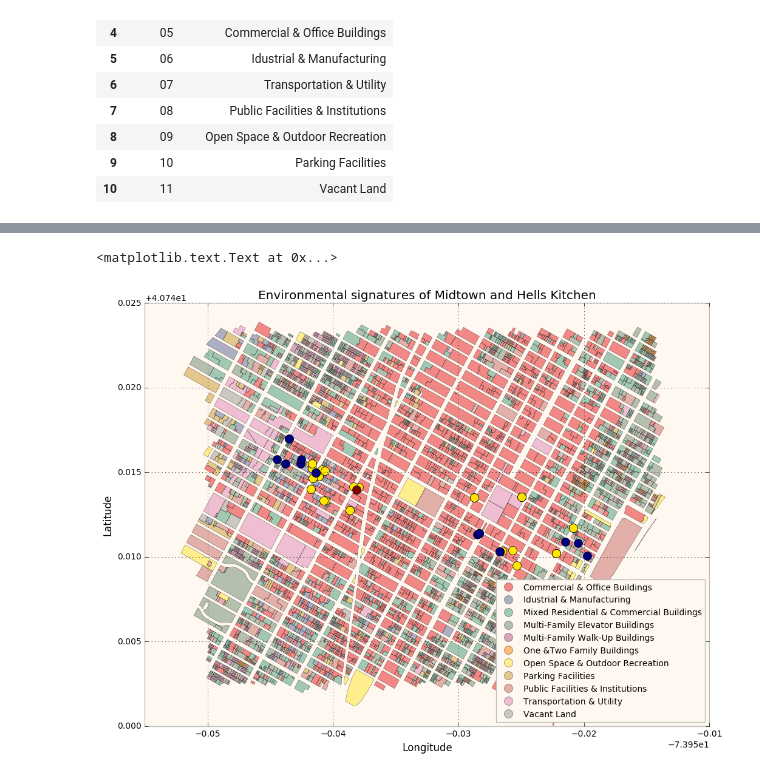
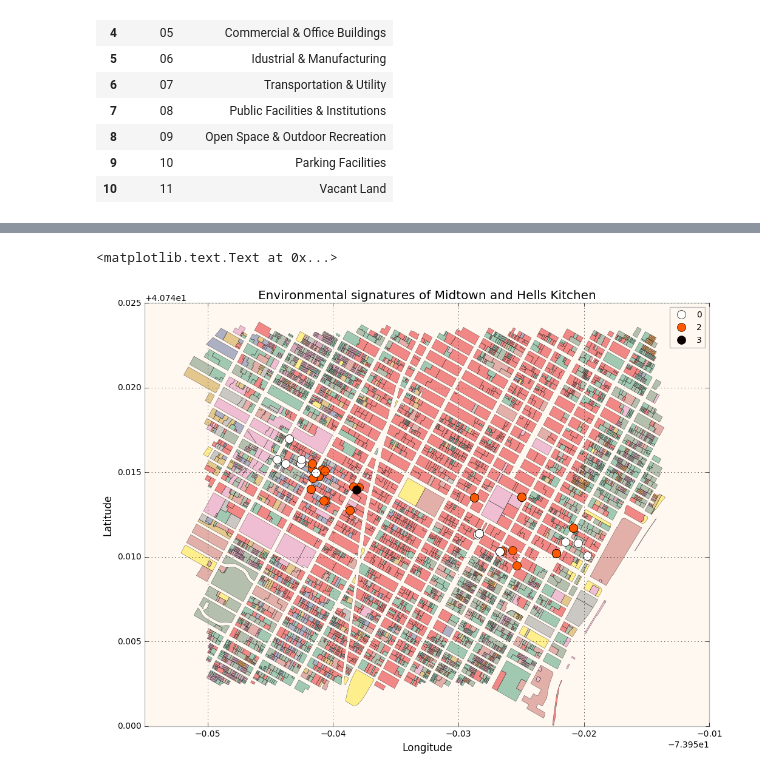
Before and after one commit to sbg389/notebooks, a Jupyter notebook: UISSC/moonchild.ipynb, the cells around one changed output, grey strips where cells are left out. Drawn from its saved outputs; the diff is of its cells as text; code cells hidden in the pictures.

```diff
--- a/UISSC/moonchild.ipynb
+++ b/UISSC/moonchild.ipynb
@@ -319,18 +319,20 @@ geoMoonchildPlutoQNS = pd.merge(geoMoonchildPlutoQNS,
                                     dfLandUse, on='landuse')
 # %%
 # Mapping the Midtown and Hells Kitchen Locations
-# The colormap is based in SPC
+# The marker color represent different clusters
+# THe surface colors represent categories of land use
 
 fig, (ax1) = pl.subplots(nrows=1, ncols=1, figsize=(12,9))
 
 geoMonnchildPlutoMNH.plot(column='landusedescription', alpha=0.5,linewidth=0.2,
-                          ax=ax1, legend=True)
+                          ax=ax1)
 GDFMoonchildMidtown.plot(column='cluster', marker='o', markersize=10,
-                  linewidth = 4, alpha=1, ax = ax1)
+                         categorical=True, k=5, cmap='hot_r',
+                         linewidth = 4, alpha=1, ax = ax1, legend=True)
 
 ax1.set_title('Environmental signatures of Midtown and Hell''s Kitchen')
 ax1.set_xlabel('Longitude')
 ax1.set_ylabel('Latitude')
 # %% [output]
 <matplotlib.text.Text at 0x...>
-[figure, old version]
+[figure, new version]
```
Also changed, not shown: parts of 16 cells of this notebook.
